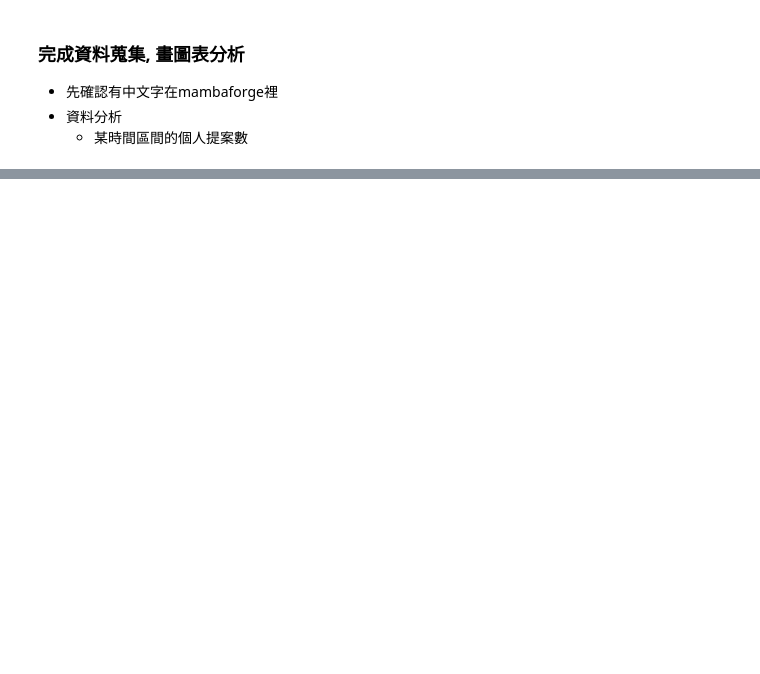
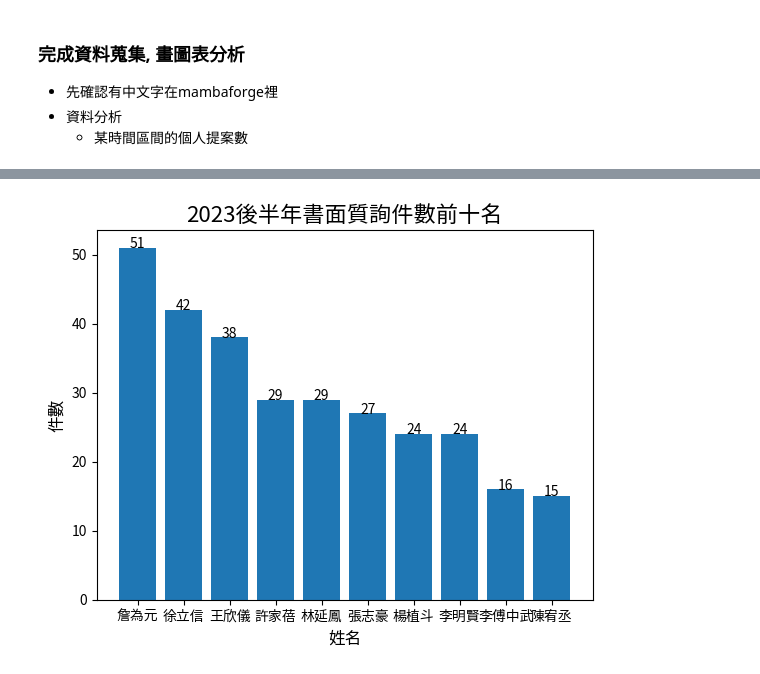
Before and after one commit to IJhuang929/web_crawler, a Jupyter notebook: main.ipynb, the cells around one changed output, grey strips where cells are left out. Cells and saved outputs as stored; diff of their text form; code cells hidden in the pictures; blank space fills up the shorter version.

```diff
--- a/main.ipynb
+++ b/main.ipynb
@@ -252,23 +197,0 @@ plt.show()
-# %%
-'''將時間換成西元以便轉成panda timestamp'''
-# all = pd.read_csv("./final_project/table.csv", index_col=0)
-# all["Date"]
-
-def turn_AD(date_str):
-    date = re.findall(r'\d+',date_str)
-    date[0] = str(int(date[0]) + 1911)
-    dates ='/'.join(date)
-    return dates
-# turn_AD(all["Date"][2])   #test
-day = []
-for i in range(len(df)):
-    date_str = df["Date"][i]
-    # print(date_str)
-    day.append(turn_AD(date_str))
-
-# print(day)
-
-dayf = pd.DataFrame(day, columns=["Date"])
-
-df['Date']= pd.to_datetime(dayf['Date'])
-# type(df['Date'][0])
@@ -276,0 +198,23 @@ df['Date']
+# %%
+'''正值選舉期間議員的書面質詢件數會減少嗎?'''
+def date_filter(_df, date_s='2023-04-06', date_e='2024-04-06'):
+    df = _df.copy()
+    select = df.loc[(df['Date'] >= date_s) & (df['Date'] < date_e)]
+    name_cnt = select["Name"].value_counts()
+    return name_cnt[:10]
+def bar_chart(df):
+    x = df.index
+    y = df
+    plt.bar(x, y)
+    plt.title('2023後半年書面質詢件數前十名', fontsize =16)
+    plt.xlabel("姓名", fontsize =12)
+    plt.ylabel("件數", fontsize =12)
+    for i, v in enumerate(y):
+        plt.text(i, v, str(v), ha='center')
+    plt.savefig('halfyear_thebest10.png')
+    plt.show()
+
+a = date_filter(df,date_s="2023-06-01",date_e="2023-12-30")
+bar_chart(a.iloc[:10])
+# %% [output]
+[figure, added]
```
Also changed, not shown: parts of 29 cells of this notebook, 11 other files.
